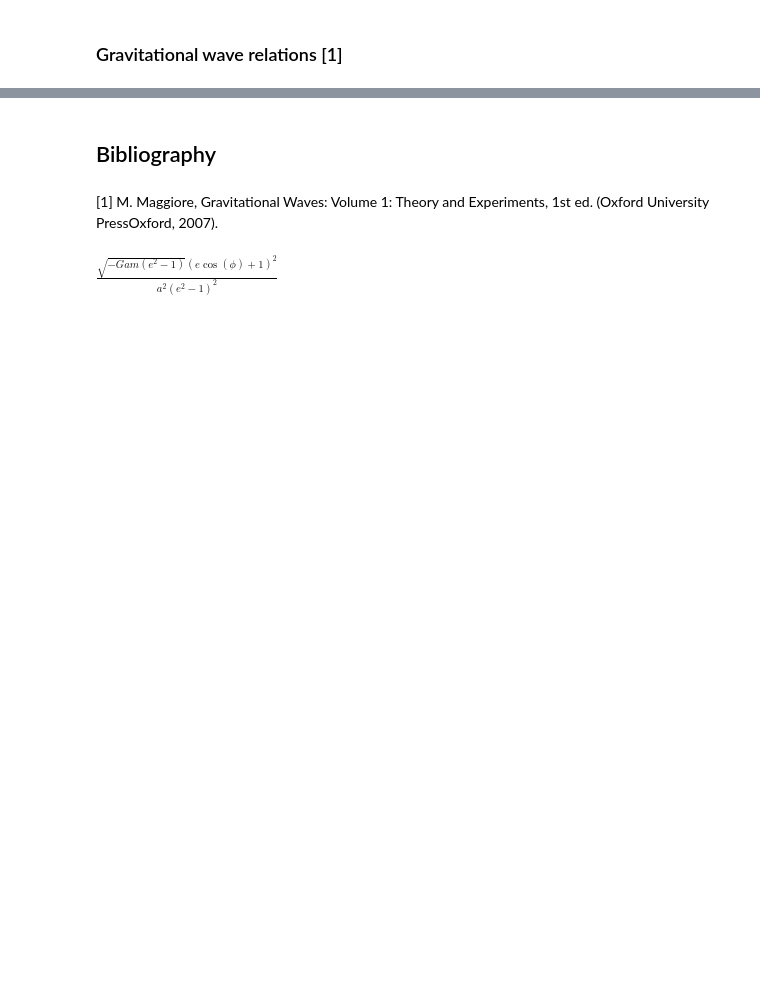
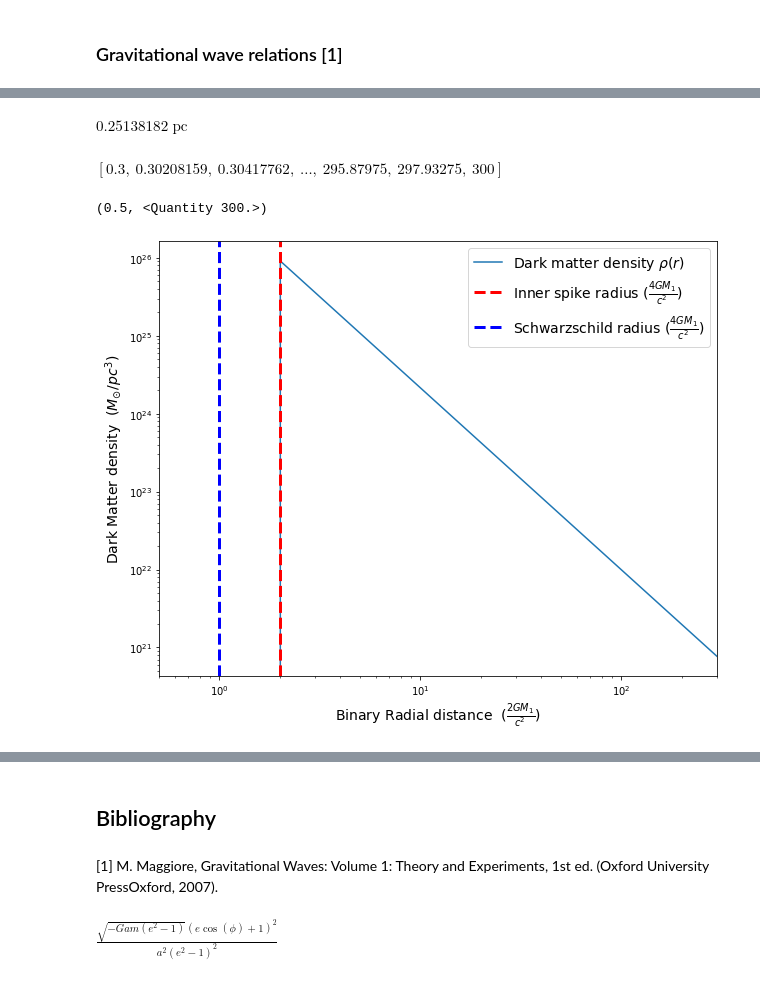
Before and after one commit to notriemann/GW, a Jupyter notebook: N_cycles + DM relations.ipynb, the cells around one changed output, grey strips where cells are left out. Drawn from its saved outputs; the diff is of its cells as text; code cells hidden in the pictures; blank space fills up the shorter version.

```diff
--- a/N_cycles + DM relations.ipynb
+++ b/N_cycles + DM relations.ipynb
@@ -30,0 +122,44 @@ Let $m_1$ and $m_2$ note the masses of the binary system that is inspiraling in
+# %%
+#DM side
+gamma = 7/3  #spike coefficient (7/4 for Self interacting dark matter and 9/4 for primordial black holes)
+rhosp = 226 * u.M_sun / u.pc**3 #initial density in solar mass /pc^3
+# %%
+#calculate rsp given Mbh in solar masses, rho_sp in solar masses/pc^3 and spike coefficient gamma
+#returns spike radius in pc
+def rsp(M, rho, gamma):
+    return 1.08e-1 * (  (3-gamma)**(1/3) * (0.2)**(-gamma/3) ) * (M/const.M_sun)**(1/3) * (rho /(u.M_sun / u.pc**3) ) **(-1/3) * u.pc
+# %%
+rsp(m1,rhosp,gamma)
+# %% [output]
+$0.25138182 \; \mathrm{pc}$
+# %%
+#calculate halo density given r in pc, rhosp in solar masses/pc^3 and m1 in solar masses
+#returns density in solar mass / pc^3
+
+def rho(r, rhosp, gamma, m1):
+    if (r < 4 * G * m1 / c**2 * m2pc):
+        return 0 * rhosp
+    else:
+        return rhosp * ( r / rsp(m1,rhosp,gamma)) **(-gamma)
+# %%
+r_display = np.geomspace(0.1, 100,1000) * risco
+rho_display = np.zeros(1000) * u.M_sun / (u.pc**3)
+
+for i in range(0,1000):
+    rho_display[i] = rho(r_display[i] * m2pc, rhosp, gamma, m1)
+# %%
+r_display / (2*G*m1 / c**2)
+# %% [output]
+$[0.3,~0.30208159,~0.30417762,~\dots,~295.87975,~297.93275,~300] \; \mathrm{}$
+# %%
+plt.figure(figsize=(10,8))
+plt.loglog(r_display / (2*G*m1 / c**2),rho_display, label = 'Dark matter density $\\rho(r)$')
+plt.axvline(x=2, color='red', ls='--', lw=3, label='Inner spike radius ($\\frac{4GM_1}{c^2}$)')
+plt.axvline(x=1, color='blue', ls='--', lw=3, label='Schwarzschild radius ($\\frac{4GM_1}{c^2}$)')
+plt.ylabel('Dark Matter density  ($M_{\odot} / pc^3$)', fontsize=14)
+plt.xlabel('Binary Radial distance  ($\\frac{2GM_1}{c^2}$)', fontsize=14)
+plt.legend(fontsize=14)
+plt.xlim([0.5,max(r_display / (2*G*m1 / c**2))])
+# %% [output]
+(0.5, <Quantity 300.>)
+[figure, added]
```
Also changed, not shown: parts of 73 cells of this notebook.
